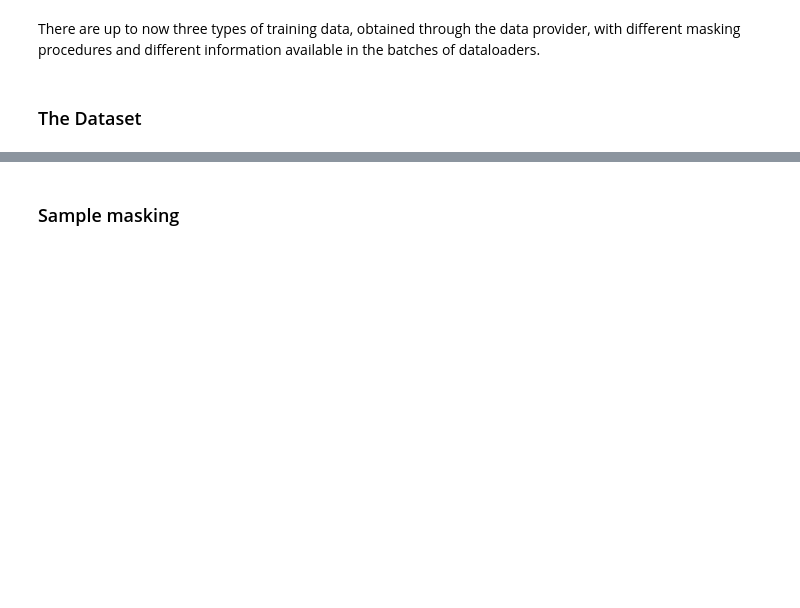
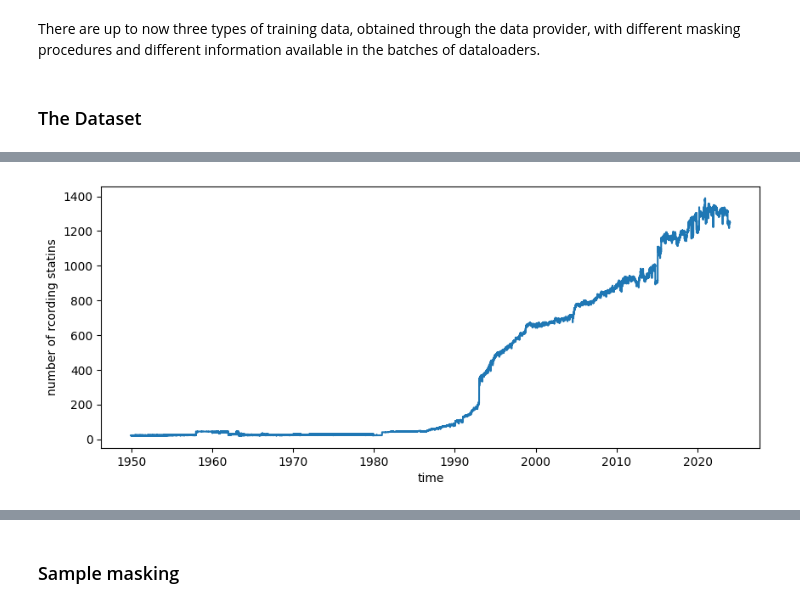
Before and after one commit to leocatteau/Meteo-France, a Jupyter notebook: notebook_guides/data.ipynb, the cells around one changed output, grey strips where cells are left out. Saved outputs shown, nothing was run; the diff lists cells and outputs as text; code cells hidden in the pictures; blank space fills up the shorter version.

```diff
--- a/notebook_guides/data.ipynb
+++ b/notebook_guides/data.ipynb
@@ -82,0 +106,9 @@ Text(0.5, 1.0, 'station 69')
+# %%
+plt.figure(figsize=(10,4))
+dataset['t'].notnull().sum(dim='num_poste').rolling(time=30, center=True).mean().plot(x='time')
+# plt.yscale('log')
+plt.xlabel('time')
+plt.ylabel('number of rcording statins')
+plt.show()
+# %% [output]
+[figure, added]
```
Also changed, not shown: parts of 8 cells of this notebook.
